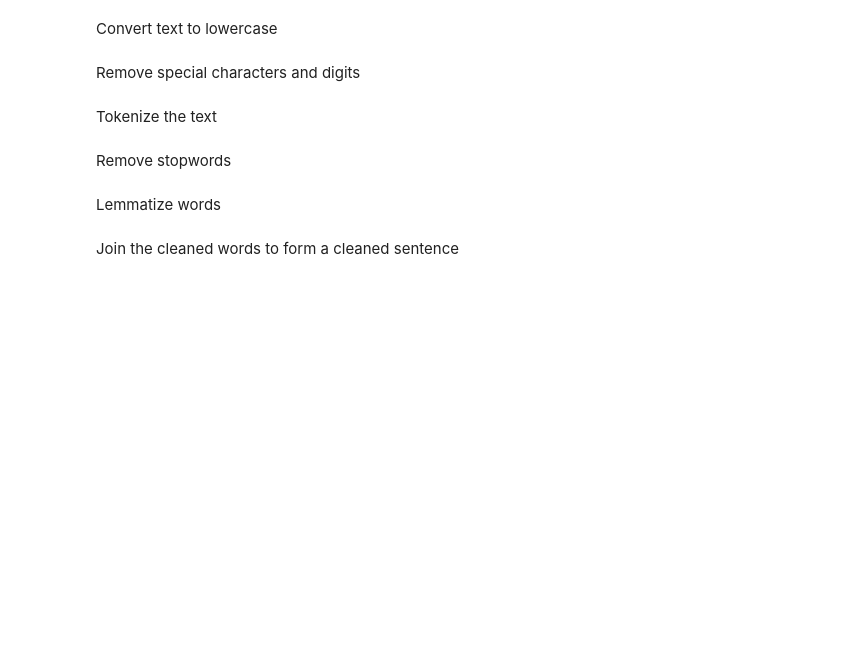
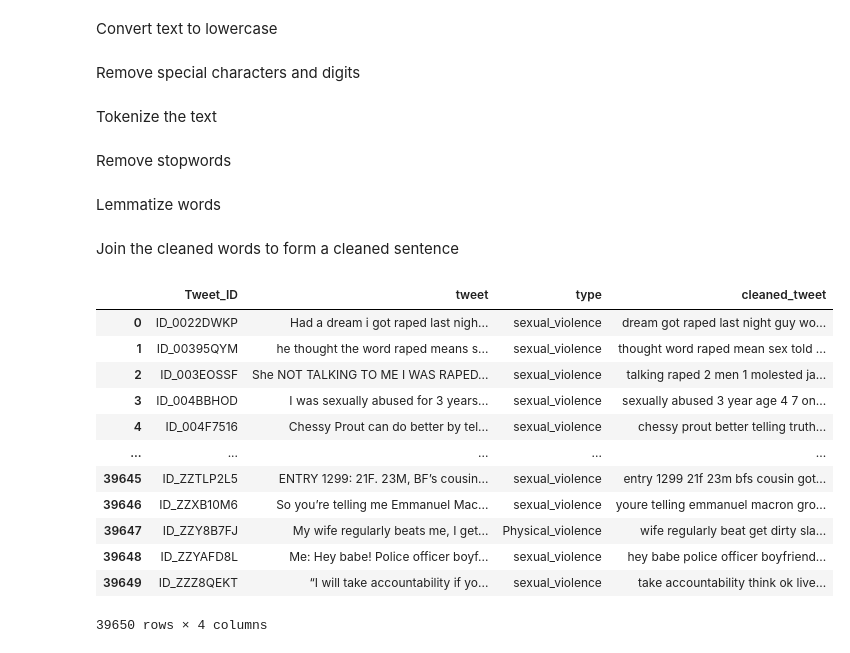
Before and after one commit to The-DigitalAcademy/Malebo_Gender_Based_Violence, a Jupyter notebook: Machine learning.ipynb, the cells around one changed output. Drawn from its saved outputs; the diff is of its cells as text; code cells hidden in the pictures; blank space fills up the shorter version.

```diff
--- a/Machine learning.ipynb
+++ b/Machine learning.ipynb
@@ -128,3 +128,19 @@ Join the cleaned words to form a cleaned sentence
 # %%
 train_data['cleaned_tweet'] = train_data['cleaned_tweet'].apply(lambda x: ' '.join(x))
 test_data['cleaned_tweet'] = test_data['cleaned_tweet'].apply(lambda x: ' '.join(x))
+# %%
+train_data
+# %% [output]
+|  | Tweet_ID | tweet | type | cleaned_tweet |
+| 0 | ID_0022DWKP | Had a dream i got raped last nigh... | sexual_violence | dream got raped last night guy wo... |
+| 1 | ID_00395QYM | he thought the word raped means s... | sexual_violence | thought word raped mean sex told ... |
+| 2 | ID_003EOSSF | She NOT TALKING TO ME I WAS RAPED... | sexual_violence | talking raped 2 men 1 molested ja... |
+| 3 | ID_004BBHOD | I was sexually abused for 3 years... | sexual_violence | sexually abused 3 year age 4 7 on... |
+| 4 | ID_004F7516 | Chessy Prout can do better by tel... | sexual_violence | chessy prout better telling truth... |
+| ... | ... | ... | ... | ... |
+| 39645 | ID_ZZTLP2L5 | ENTRY 1299: 21F. 23M, BF’s cousin... | sexual_violence | entry 1299 21f 23m bfs cousin got... |
+| 39646 | ID_ZZXB10M6 | So you’re telling me Emmanuel Mac... | sexual_violence | youre telling emmanuel macron gro... |
+| 39647 | ID_ZZY8B7FJ | My wife regularly beats me, I get... | Physical_violence | wife regularly beat get dirty sla... |
+| 39648 | ID_ZZYAFD8L | Me: Hey babe! Police officer boyf... | sexual_violence | hey babe police officer boyfriend... |
+| 39649 | ID_ZZZ8QEKT | “I will take accountability if yo... | sexual_violence | take accountability think ok live... |
+39650 rows × 4 columns
```
Also changed, not shown: parts of 2 cells of this notebook.
